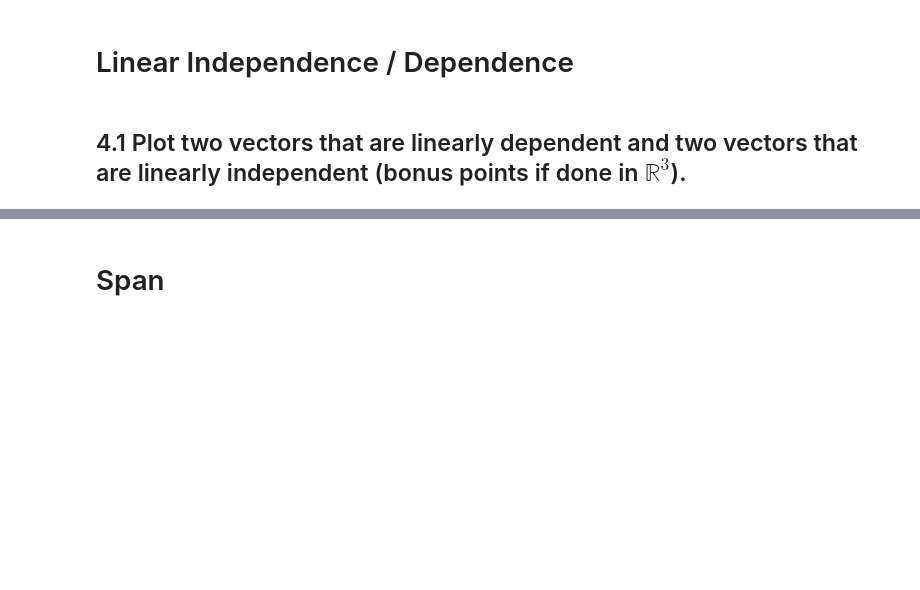
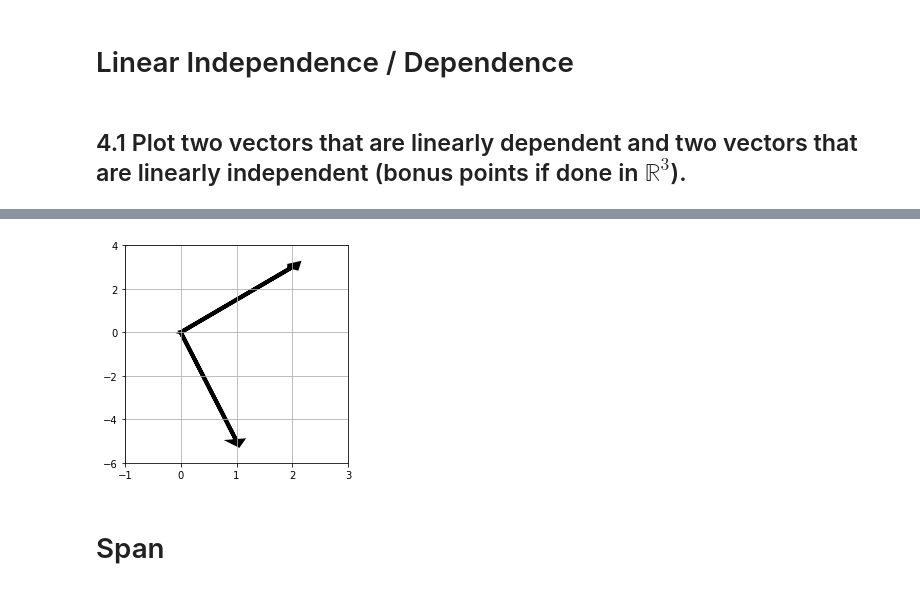
Before and after one commit to rawalk/DS-Unit-1-Sprint-3-Linear-Algebra, a Jupyter notebook: module2-intermediate-linear-algebra/LS_DS_132_Intermediate_Linear_Algebra_Assignment.ipynb, the cells around one changed output, grey strips where cells are left out. Saved outputs shown, nothing was run; the diff lists cells and outputs as text; code cells hidden in the pictures; blank space fills up the shorter version.

```diff
--- a/module2-intermediate-linear-algebra/LS_DS_132_Intermediate_Linear_Algebra_Assignment.ipynb
+++ b/module2-intermediate-linear-algebra/LS_DS_132_Intermediate_Linear_Algebra_Assignment.ipynb
@@ -264,0 +326,15 @@ f = \begin{bmatrix} 4 & 12 & 11 & 9 & 2 \end{bmatrix}
+# %%
+# hard coding in the "pependicular" unit vector
+a_1 = [1 , 0 ]
+b_1 = [0 , 1 ]
+
+# code to generate some accepatable background
+fig, ax = plt.subplots(figsize=(4,4))
+ax.grid()
+plt.xlim(-1,2)
+plt.ylim(-1,2)
+
+# Plot the vectors
+for vect in [a_1, b_1]:
+  plt.arrow(0,0, vect[0], vect[1], head_width=.2, head_length=.2, linewidth=4)
+plt.show()
@@ -265,3 +343,20 @@ f = \begin{bmatrix} 4 & 12 & 11 & 9 & 2 \end{bmatrix}
+# %%
+# hard coding in the "pependicular" unit vector
+a_3 = [1 , -5 ]
+b_3 = [2 , 3 ]
+
+# code to generate some accepatable background
+fig, ax = plt.subplots(figsize=(4,4))
+ax.grid()
+plt.xlim(-1,3)
+plt.ylim(-6,4)
+
+# Plot the vectors
+for vect in [a_3, b_3]:
+  plt.arrow(0,0, vect[0], vect[1], head_width=.2, head_length=.2, linewidth=4)
+plt.show()
+# %% [output]
+[figure, added]
 # %% [markdown]
 # Span
 # %% [markdown]
```
Also changed, not shown: parts of 13 cells of this notebook.
